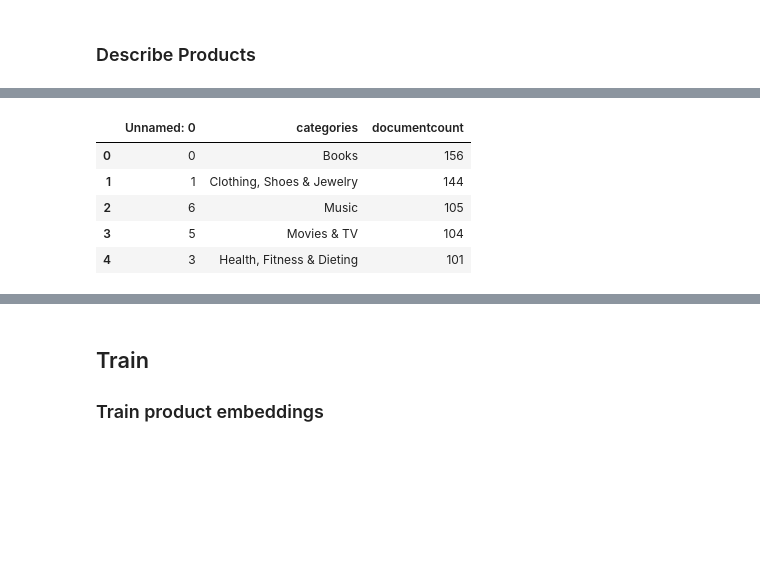
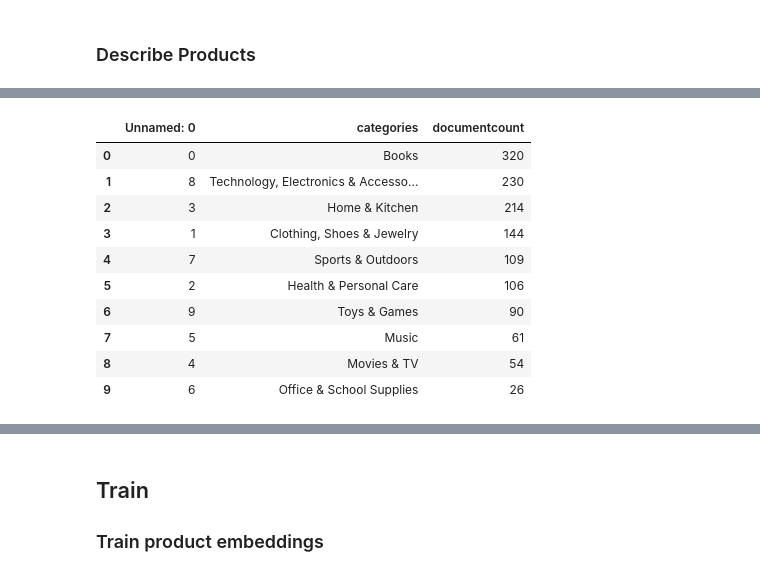
Before and after one commit to Ohtar10/wtsp, a Jupyter notebook: notebooks/jupyter/machine-learning/all-cli-process.ipynb, the cells around one changed output, grey strips where cells are left out. Drawn from its saved outputs; the diff is of its cells as text; code cells hidden in the pictures; blank space fills up the shorter version.

```diff
--- a/notebooks/jupyter/machine-learning/all-cli-process.ipynb
+++ b/notebooks/jupyter/machine-learning/all-cli-process.ipynb
@@ -145,13 +178,19 @@ Result generated successfully at: /workdir/output/documents
 # %%
+import pandas as pd
 describe_products = pd.read_csv(f"{workdir}/output/documents/counts.csv")
-describe_products.head()
+describe_products
 # %% [output]
 |  | Unnamed: 0 | categories | documentcount |
-| 0 | 0 | Books | 156 |
-| 1 | 1 | Clothing, Shoes & Jewelry | 144 |
-| 2 | 6 | Music | 105 |
-| 3 | 5 | Movies & TV | 104 |
-| 4 | 3 | Health, Fitness & Dieting | 101 |
+| 0 | 0 | Books | 320 |
+| 1 | 8 | Technology, Electronics & Accesso... | 230 |
+| 2 | 3 | Home & Kitchen | 214 |
+| 3 | 1 | Clothing, Shoes & Jewelry | 144 |
+| 4 | 7 | Sports & Outdoors | 109 |
+| 5 | 2 | Health & Personal Care | 106 |
+| 6 | 9 | Toys & Games | 90 |
+| 7 | 5 | Music | 61 |
+| 8 | 4 | Movies & TV | 54 |
+| 9 | 6 | Office & School Supplies | 26 |
 # %%
 Image(filename=f"{workdir}/output/documents/bar_chart.png")
 # %% [output]
```
Also changed, not shown: parts of 21 cells of this notebook, 7 other files.
